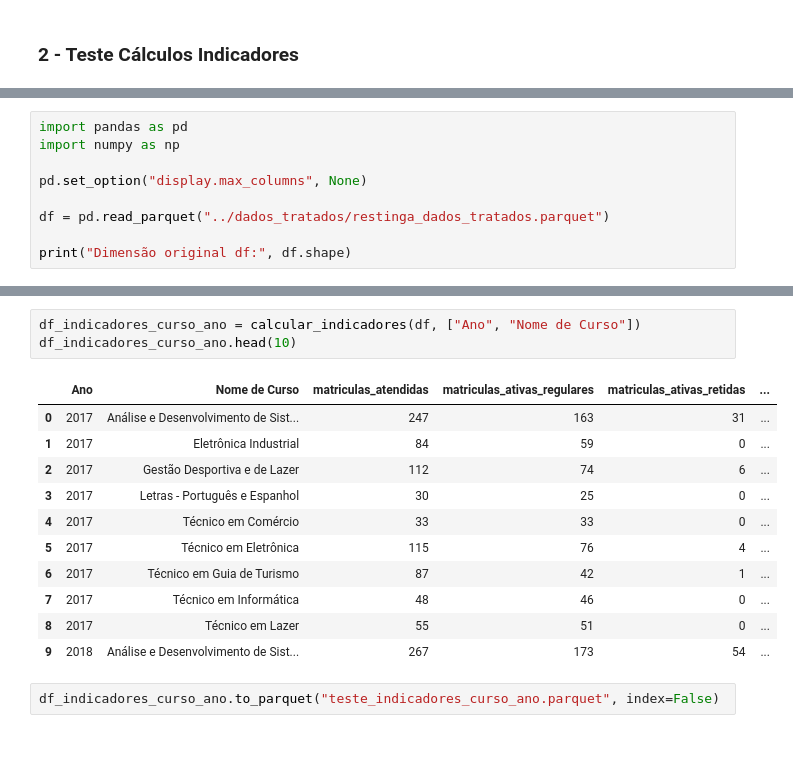
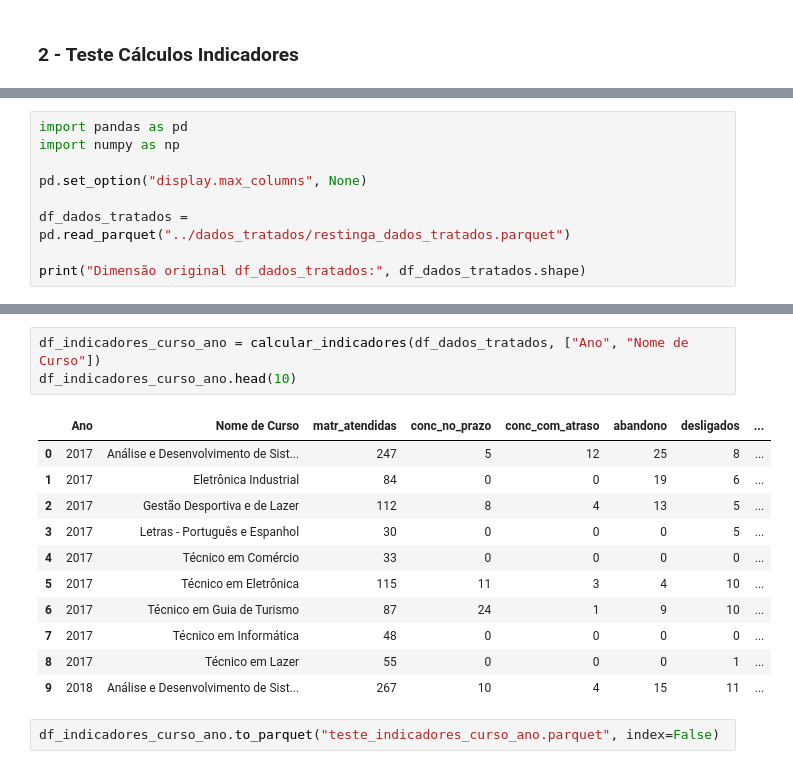
Before and after one commit to carolventuri/TCC, a Jupyter notebook: notebooks/2_teste_Calculos_Indicadores.ipynb, the cells around one changed output, grey strips where cells are left out. Saved outputs shown, nothing was run; the diff lists cells and outputs as text.

Commit message:
Atualização cálculos indicadores

```diff
--- a/notebooks/2_teste_Calculos_Indicadores.ipynb
+++ b/notebooks/2_teste_Calculos_Indicadores.ipynb
@@ -8,7 +8,7 @@ import numpy as np
 
 pd.set_option("display.max_columns", None)
 
-df = pd.read_parquet("../dados_tratados/restinga_dados_tratados.parquet")
+df_dados_tratados = pd.read_parquet("../dados_tratados/restinga_dados_tratados.parquet")
 
-print("Dimensão original df:", df.shape)
+print("Dimensão original df_dados_tratados:", df_dados_tratados.shape)
 # %% [output]
@@ -274,17 +152,17 @@ df_indicadores_ano.head(20)
 # %%
-df_indicadores_curso_ano = calcular_indicadores(df, ["Ano", "Nome de Curso"])
+df_indicadores_curso_ano = calcular_indicadores(df_dados_tratados, ["Ano", "Nome de Curso"])
 df_indicadores_curso_ano.head(10)
 # %% [output]
-|  | Ano | Nome de Curso | matriculas_atendidas | matriculas_ativas_regulares | matriculas_ativas_retidas | ... |
-| 0 | 2017 | Análise e Desenvolvimento de Sist... | 247 | 163 | 31 | ... |
-| 1 | 2017 | Eletrônica Industrial | 84 | 59 | 0 | ... |
-| 2 | 2017 | Gestão Desportiva e de Lazer | 112 | 74 | 6 | ... |
-| 3 | 2017 | Letras - Português e Espanhol | 30 | 25 | 0 | ... |
-| 4 | 2017 | Técnico em Comércio | 33 | 33 | 0 | ... |
-| 5 | 2017 | Técnico em Eletrônica | 115 | 76 | 4 | ... |
-| 6 | 2017 | Técnico em Guia de Turismo | 87 | 42 | 1 | ... |
-| 7 | 2017 | Técnico em Informática | 48 | 46 | 0 | ... |
-| 8 | 2017 | Técnico em Lazer | 55 | 51 | 0 | ... |
-| 9 | 2018 | Análise e Desenvolvimento de Sist... | 267 | 173 | 54 | ... |
+|  | Ano | Nome de Curso | matr_atendidas | conc_no_prazo | conc_com_atraso | abandono | desligados | ... |
+| 0 | 2017 | Análise e Desenvolvimento de Sist... | 247 | 5 | 12 | 25 | 8 | ... |
+| 1 | 2017 | Eletrônica Industrial | 84 | 0 | 0 | 19 | 6 | ... |
+| 2 | 2017 | Gestão Desportiva e de Lazer | 112 | 8 | 4 | 13 | 5 | ... |
+| 3 | 2017 | Letras - Português e Espanhol | 30 | 0 | 0 | 0 | 5 | ... |
+| 4 | 2017 | Técnico em Comércio | 33 | 0 | 0 | 0 | 0 | ... |
+| 5 | 2017 | Técnico em Eletrônica | 115 | 11 | 3 | 4 | 10 | ... |
+| 6 | 2017 | Técnico em Guia de Turismo | 87 | 24 | 1 | 9 | 10 | ... |
+| 7 | 2017 | Técnico em Informática | 48 | 0 | 0 | 0 | 0 | ... |
+| 8 | 2017 | Técnico em Lazer | 55 | 0 | 0 | 0 | 1 | ... |
+| 9 | 2018 | Análise e Desenvolvimento de Sist... | 267 | 10 | 4 | 15 | 11 | ... |
 # %%
 df_indicadores_curso_ano.to_parquet("teste_indicadores_curso_ano.parquet", index=False)
```
Also changed, not shown: parts of 21 cells of this notebook.
